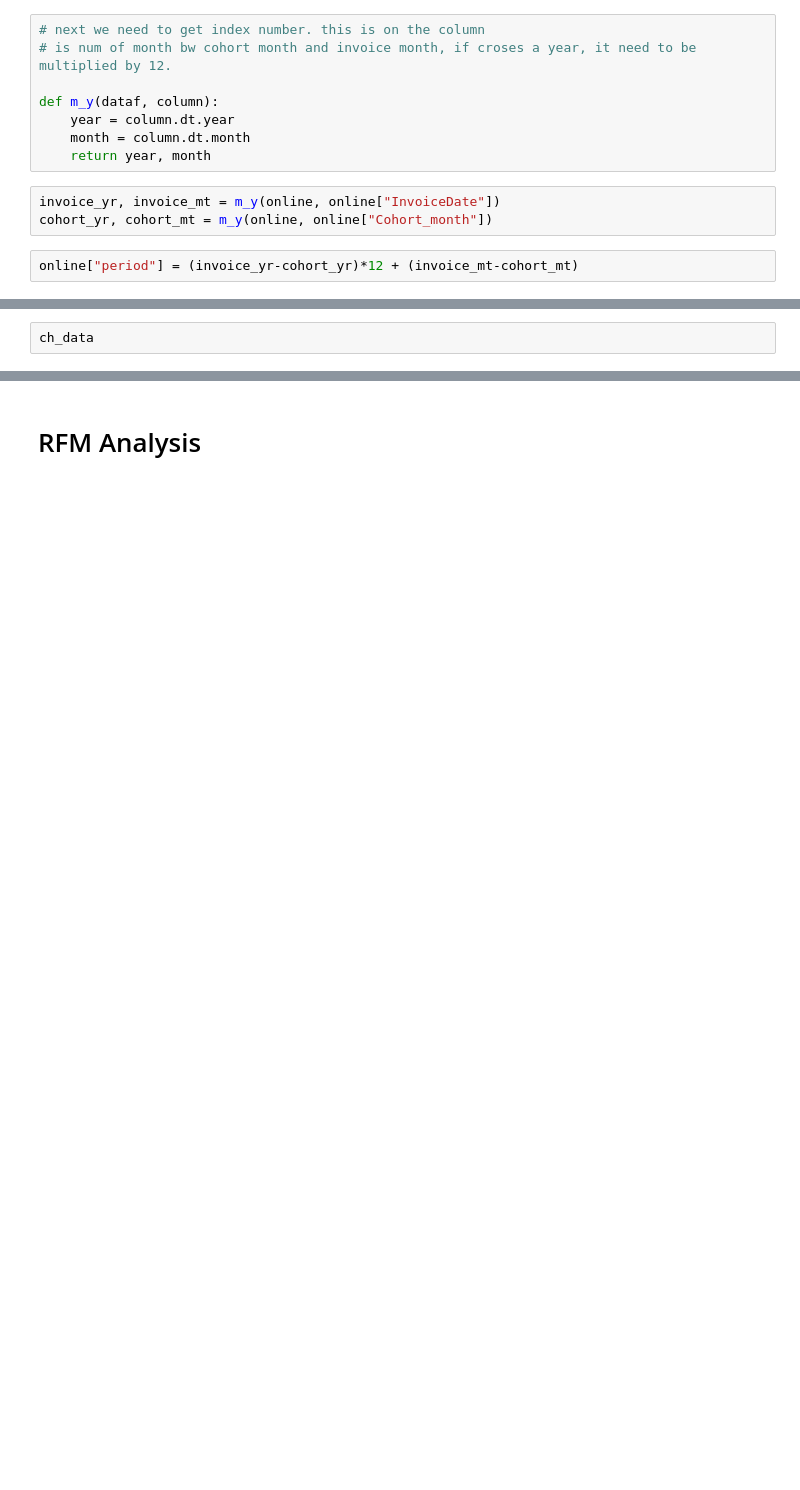
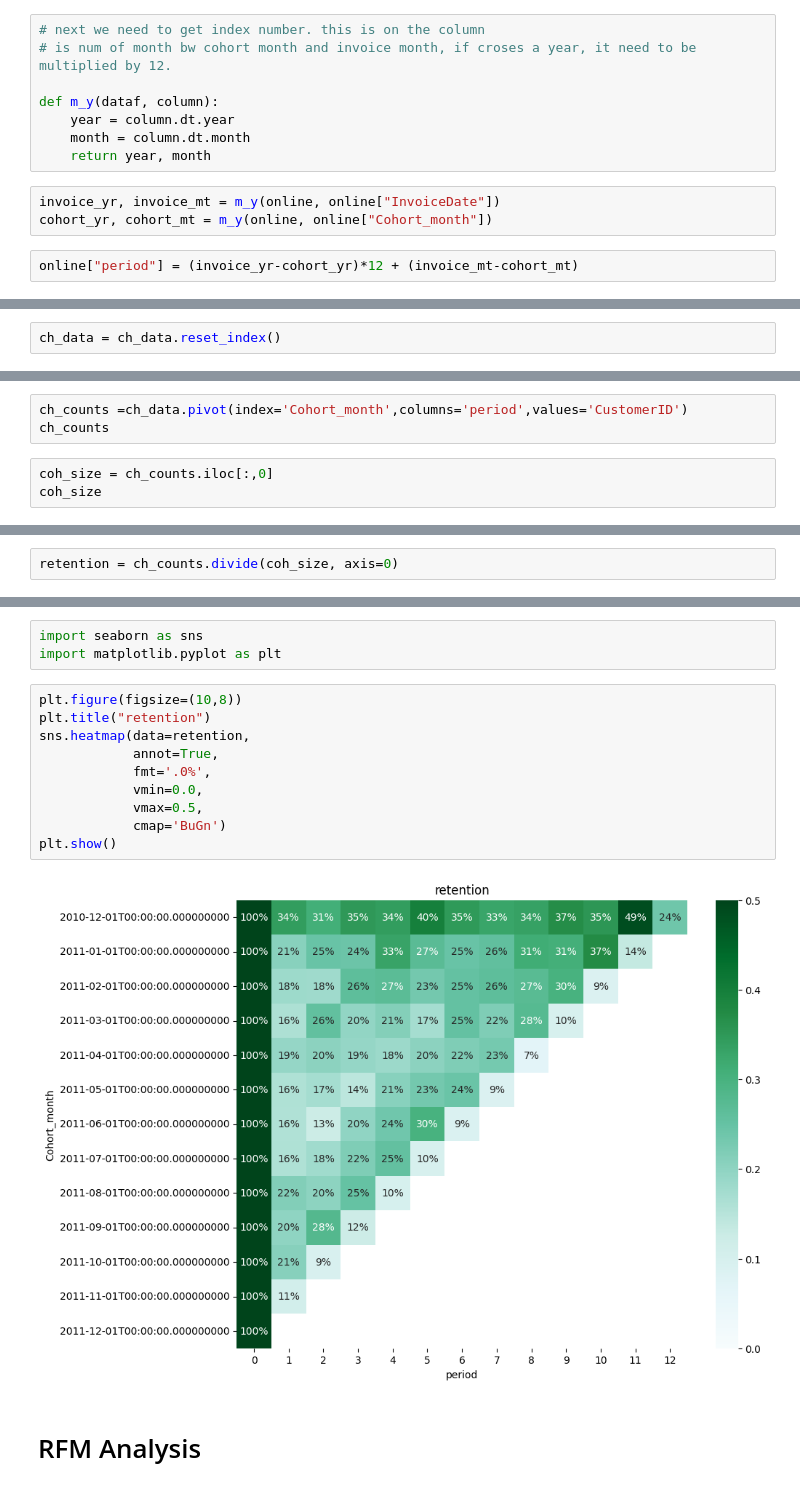
Before and after one commit to Vshnupriiyav/aspire_, a Jupyter notebook: learn/Full_projects/Game_analytics_lognormal/1_data.ipynb, the cells around one changed output, grey strips where cells are left out. Saved outputs shown, nothing was run; the diff lists cells and outputs as text; blank space fills up the shorter version.

```diff
--- a/learn/Full_projects/Game_analytics_lognormal/1_data.ipynb
+++ b/learn/Full_projects/Game_analytics_lognormal/1_data.ipynb
@@ -439,3 +442,3 @@ online["period"] = (invoice_yr-cohort_yr)*12 + (invoice_mt-cohort_mt)
 ch_data = online.groupby(["Cohort_month","period"])["CustomerID"].apply(pd.Series.nunique)
 # %%
-ch_data
+ch_data = ch_data.reset_index()
@@ -455,0 +449,6 @@ Name: CustomerID, Length: 91, dtype: int64
+# %%
+ch_counts =ch_data.pivot(index='Cohort_month',columns='period',values='CustomerID')
+ch_counts
+# %%
+coh_size = ch_counts.iloc[:,0]
+coh_size
@@ -455,0 +459,2 @@ Name: CustomerID, Length: 91, dtype: int64
+# %%
+retention = ch_counts.divide(coh_size, axis=0)
@@ -456,2 +542,17 @@ Name: CustomerID, Length: 91, dtype: int64
+# %%
+import seaborn as sns
+import matplotlib.pyplot as plt
+# %%
+plt.figure(figsize=(10,8))
+plt.title("retention")
+sns.heatmap(data=retention,
+            annot=True,
+            fmt='.0%',
+            vmin=0.0,
+            vmax=0.5,
+            cmap='BuGn')
+plt.show()
+# %% [output]
+[figure, added]
 # %% [markdown]
 # RFM Analysis
```
Also changed, not shown: parts of 16 cells of this notebook.
